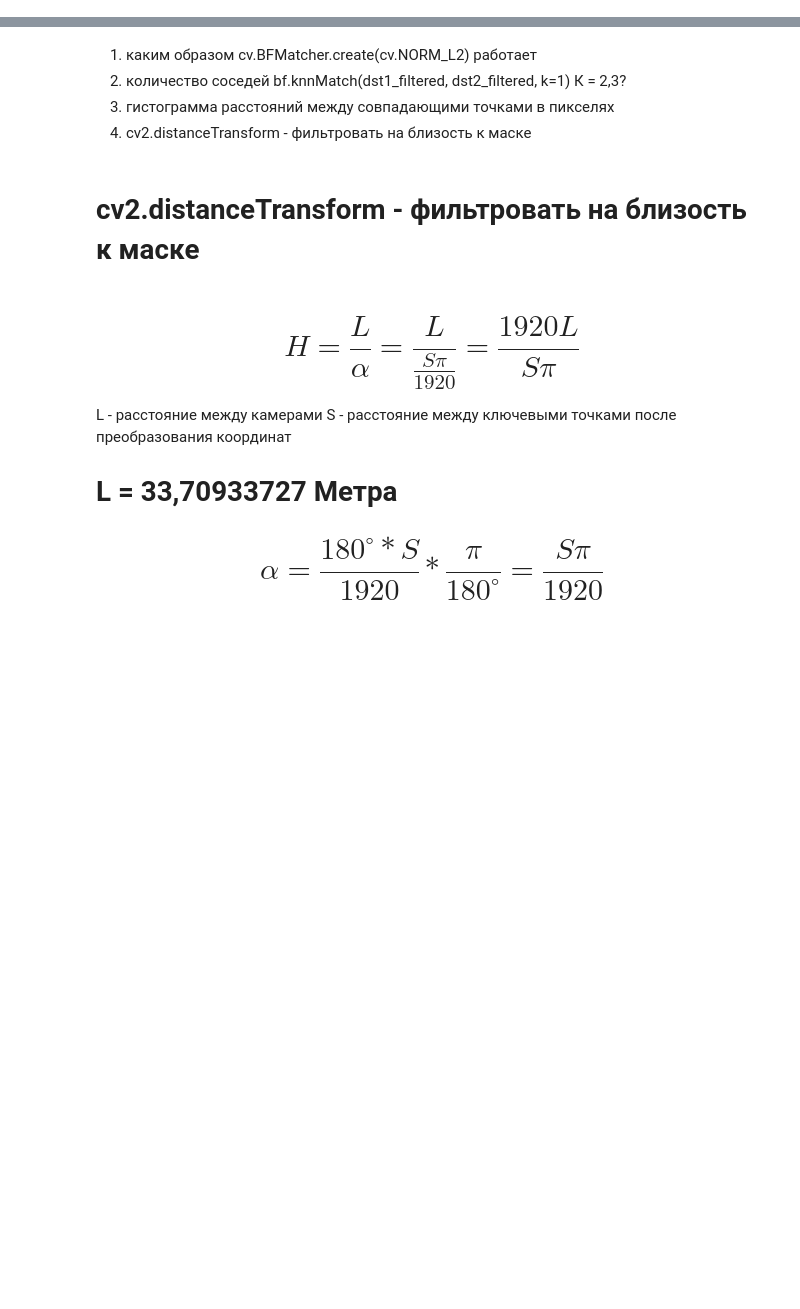
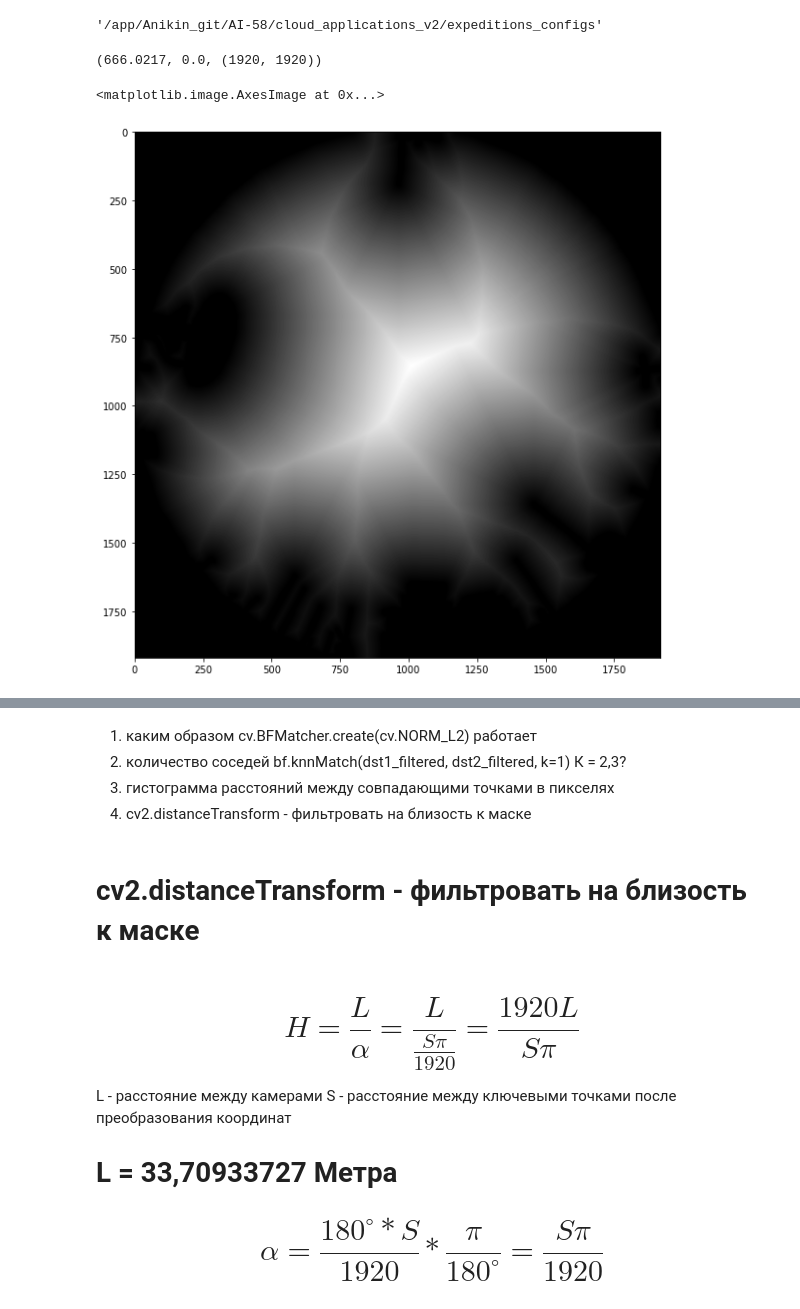
Before and after one commit to borinya/SIFT, a Jupyter notebook: SIFT.ipynb, the cells around one changed output, grey strips where cells are left out. Drawn from its saved outputs; the diff is of its cells as text; code cells hidden in the pictures; blank space fills up the shorter version.

Commit message:
distanceTransform

```diff
--- a/SIFT.ipynb
+++ b/SIFT.ipynb
@@ -9,6 +9,9 @@ import cv2 as cv
 import pickle
 
 %matplotlib inline
+"/app/Anikin_git/AI-58/cloud_applications_v2/expeditions_configs"
+# %% [output]
+'/app/Anikin_git/AI-58/cloud_applications_v2/expeditions_configs'
 # %%
 img1 = cv.imread(("/dasio/AI5758/snapshots/snapshots-2021-09-05/img-2021-09-05T09-08-46devID1.jpg"), cv.COLOR_BGR2RGB)
 img2 = cv.imread(("/dasio/AI5758/snapshots/snapshots-2021-09-05/img-2021-09-05T09-08-46devID2.jpg"), cv.COLOR_BGR2RGB)
@@ -39,3 +49,14 @@ def condition(list_with_coord):
+# %%
+dist = cv.distanceTransform(cv.cvtColor(img1, cv.COLOR_BGR2GRAY), cv.DIST_L2, 5)
+dist.max(), dist.min(), dist.shape
+# %% [output]
+(666.0217, 0.0, (1920, 1920))
+# %%
+#from turtle import color
+plt.imshow(dist, cmap = "gray")
+# %% [output]
+<matplotlib.image.AxesImage at 0x...>
+[figure, added]
 # %%
 #result = cv.drawMatchesKnn(img1, kp1_filtered, img2, kp2_filtered, matches, flags = 2,  outImg=None)
 kp1_filtered, kp2_filtered, matches = SIFT_detect(img1, img2)
```
Also changed, not shown: parts of 6 cells of this notebook.
